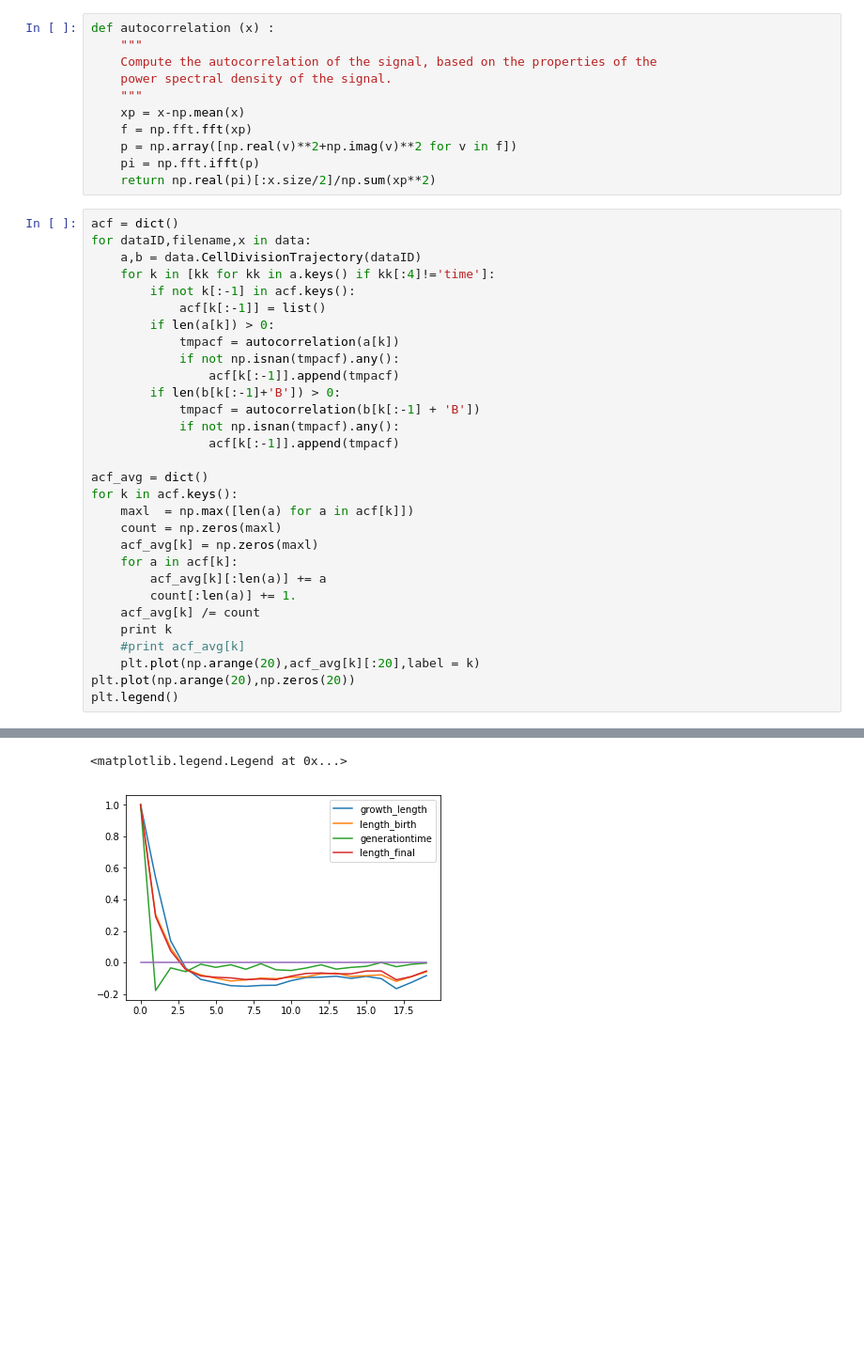
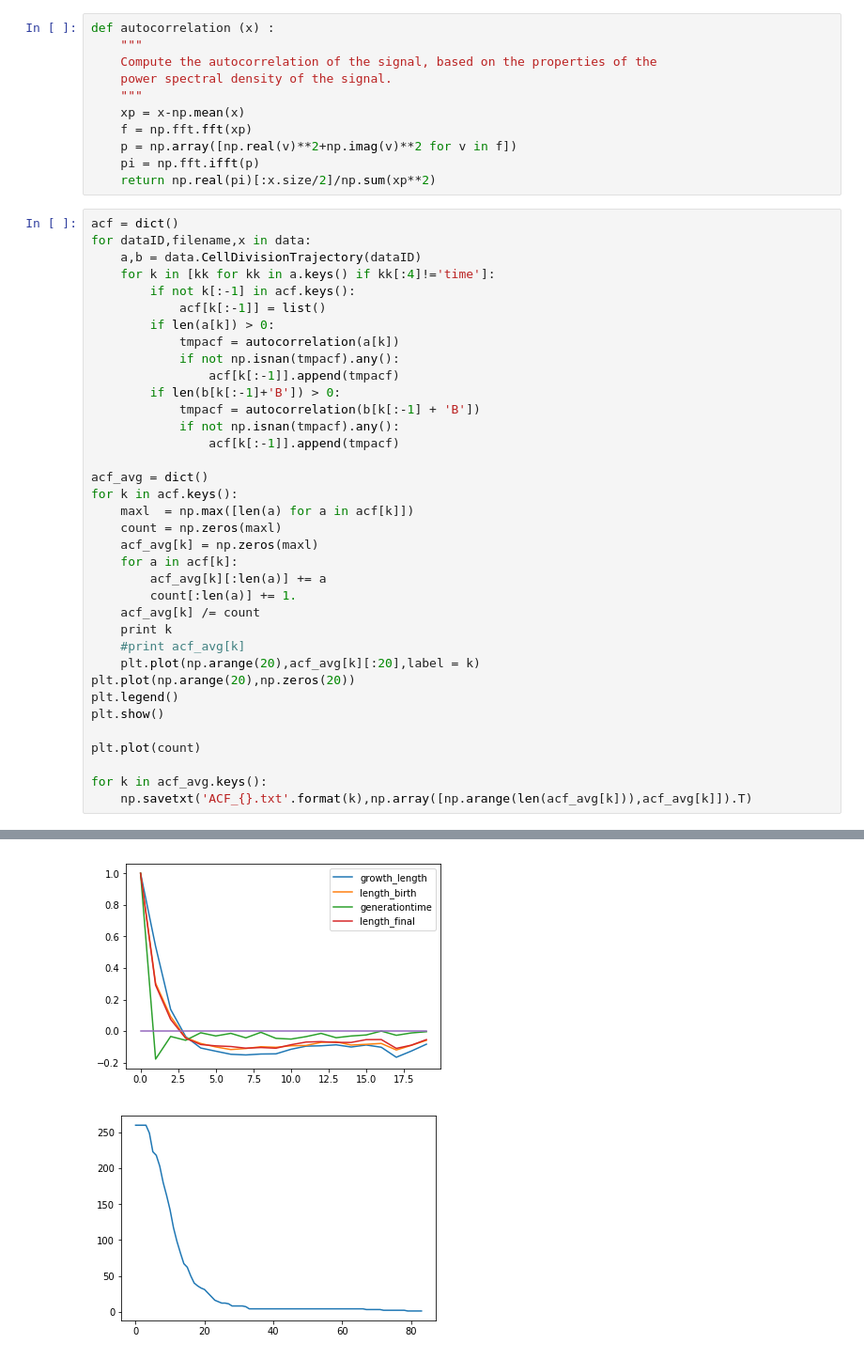
Before and after one commit to lukasgeyrhofer/sistercells, a Jupyter notebook: Analysis.ipynb, the cells around one changed output, grey strips where cells are left out. Shown at 94% size. Saved outputs shown, nothing was run; the diff lists cells and outputs as text; blank space fills up the shorter version.

```diff
--- a/Analysis.ipynb
+++ b/Analysis.ipynb
@@ -61,31 +61,37 @@ for dataID,filename,x in data:
             acf[k[:-1]] = list()
         if len(a[k]) > 0:
             tmpacf = autocorrelation(a[k])
             if not np.isnan(tmpacf).any():
                 acf[k[:-1]].append(tmpacf)
         if len(b[k[:-1]+'B']) > 0:
             tmpacf = autocorrelation(b[k[:-1] + 'B'])
             if not np.isnan(tmpacf).any():
                 acf[k[:-1]].append(tmpacf)
 
 acf_avg = dict()
 for k in acf.keys():
     maxl  = np.max([len(a) for a in acf[k]])
     count = np.zeros(maxl)
     acf_avg[k] = np.zeros(maxl)
     for a in acf[k]:
         acf_avg[k][:len(a)] += a
         count[:len(a)] += 1.
     acf_avg[k] /= count
     print k
     #print acf_avg[k]
     plt.plot(np.arange(20),acf_avg[k][:20],label = k)
 plt.plot(np.arange(20),np.zeros(20))
 plt.legend()
+plt.show()
+
+plt.plot(count)
+
+for k in acf_avg.keys():
+    np.savetxt('ACF_{}.txt'.format(k),np.array([np.arange(len(acf_avg[k])),acf_avg[k]]).T)
 # %% [output]
 growth_length
 length_birth
 generationtime
 length_final
-<matplotlib.legend.Legend at 0x...>
 [figure]
+[figure, added]
```
Also changed, not shown: parts of 2 cells of this notebook.
